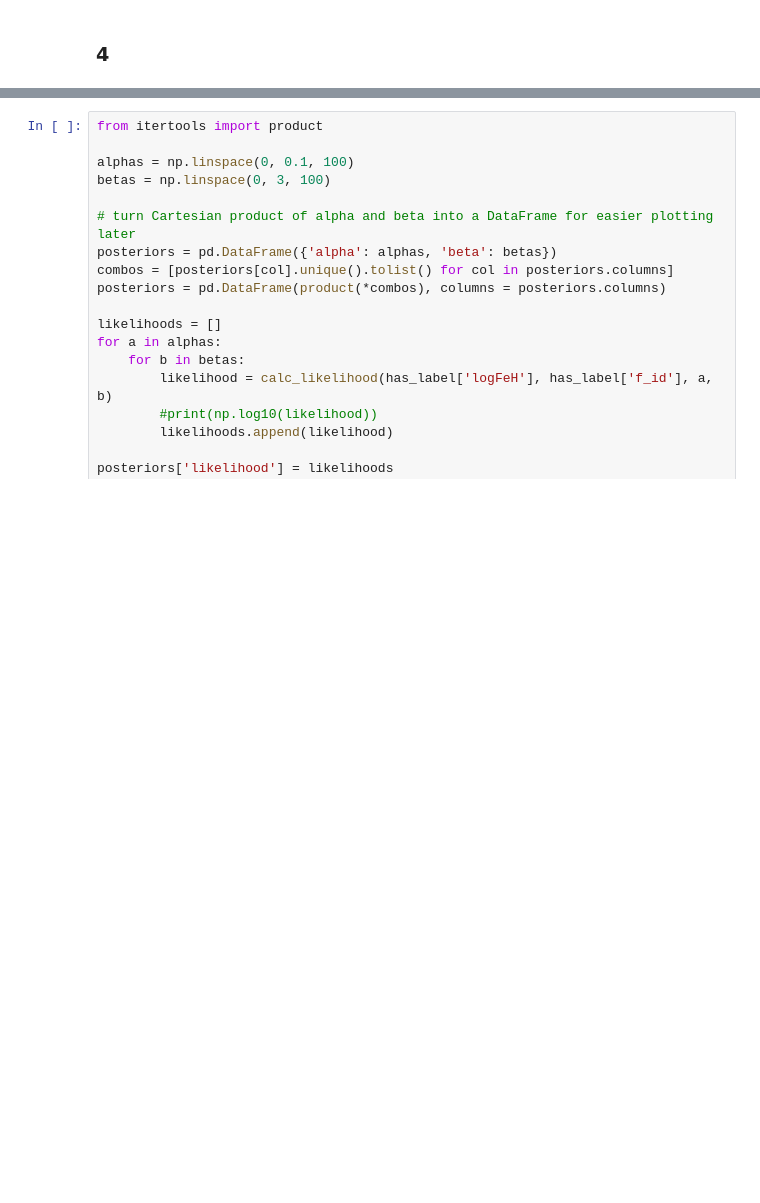
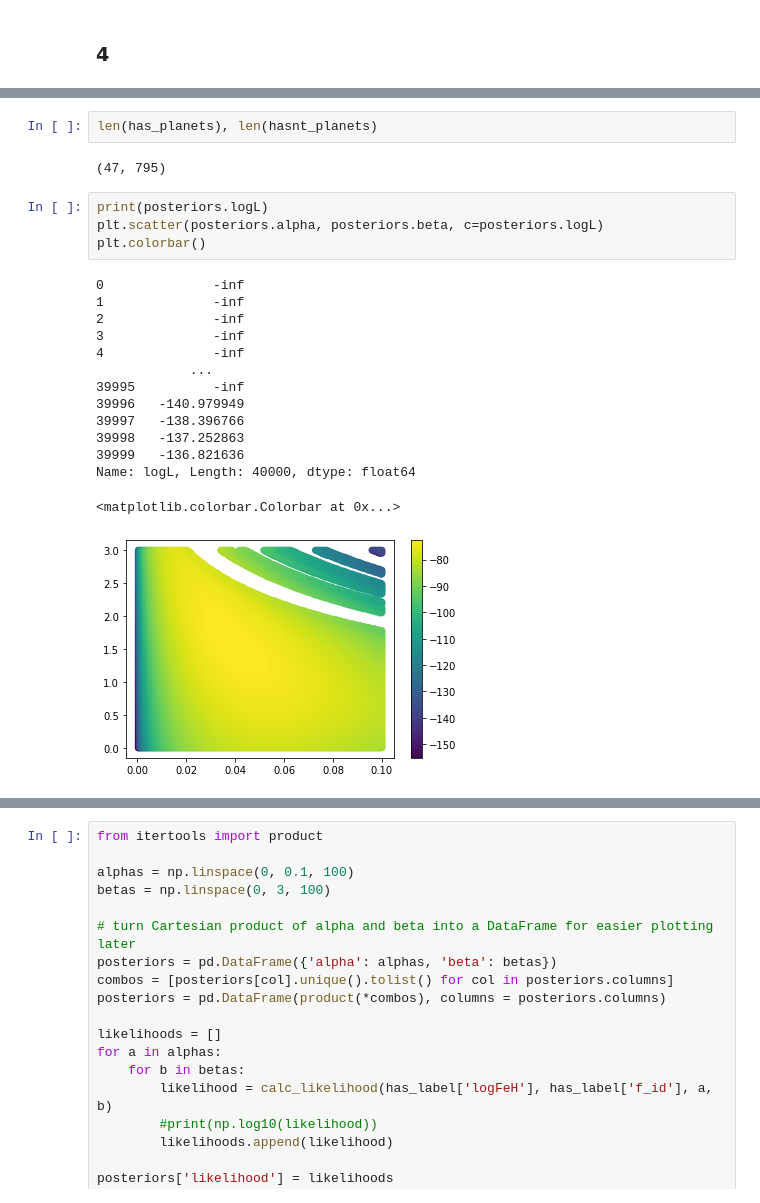
Before and after one commit to cl3425/uf-class-repo, a Jupyter notebook: exoplanets/final_project/final_project_lam.ipynb, the cells around one changed output, grey strips where cells are left out. Saved outputs shown, nothing was run; the diff lists cells and outputs as text; blank space fills up the shorter version.

```diff
--- a/exoplanets/final_project/final_project_lam.ipynb
+++ b/exoplanets/final_project/final_project_lam.ipynb
@@ -302,0 +318,23 @@ posteriors.loc[posteriors.]
+# %%
+len(has_planets), len(hasnt_planets)
+# %% [output]
+(47, 795)
+# %%
+print(posteriors.logL)
+plt.scatter(posteriors.alpha, posteriors.beta, c=posteriors.logL)
+plt.colorbar()
+# %% [output]
+0              -inf
+1              -inf
+2              -inf
+3              -inf
+4              -inf
+            ...
+39995          -inf
+39996   -140.979949
+39997   -138.396766
+39998   -137.252863
+39999   -136.821636
+Name: logL, Length: 40000, dtype: float64
+<matplotlib.colorbar.Colorbar at 0x...>
+[figure, added]
```
Also changed, not shown: parts of 34 cells of this notebook.
